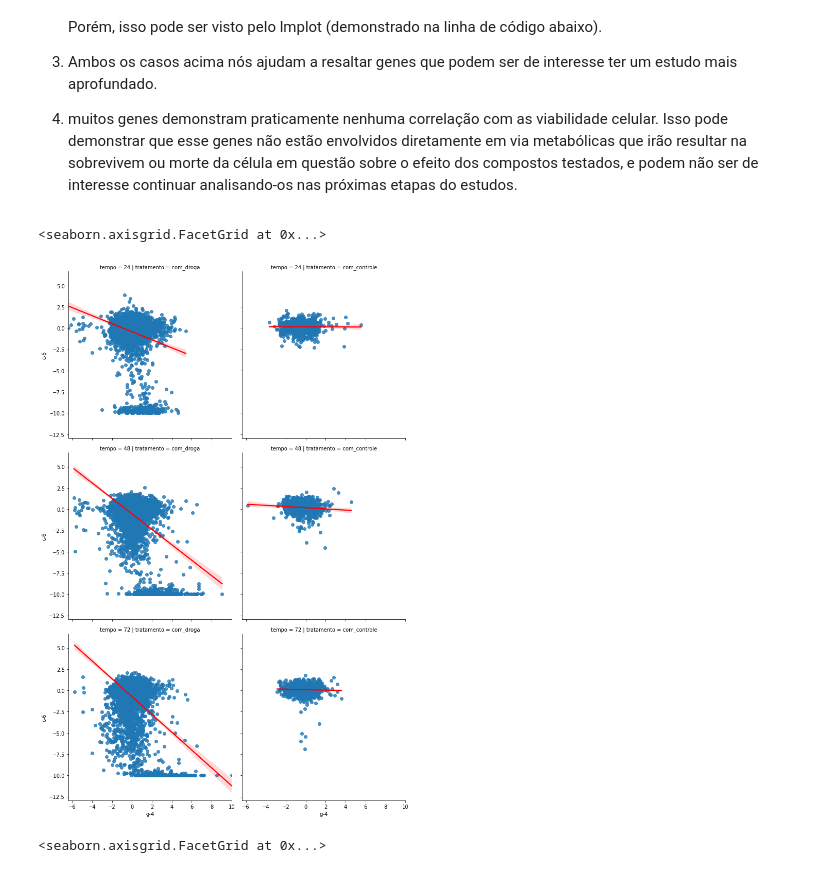
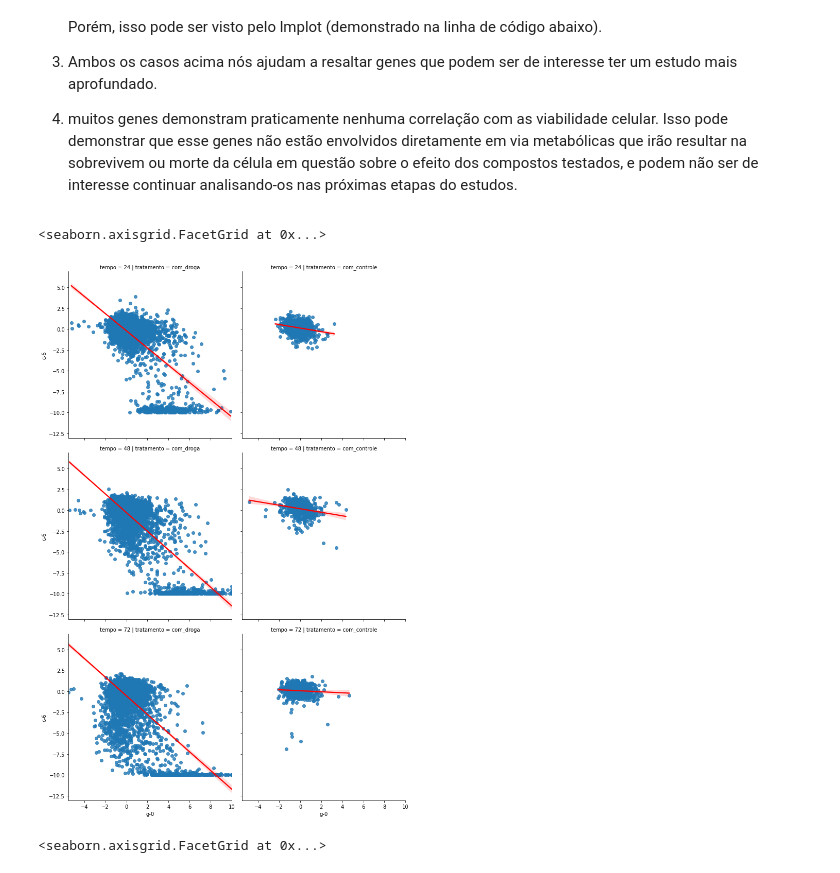
Before and after one commit to MisterGusMan/Alura_ID3, a Jupyter notebook: Análise_Aula_3.ipynb, the cells around one changed output. Cells and saved outputs as stored; diff of their text form; code cells hidden in the pictures.

```diff
--- a/Análise_Aula_3.ipynb
+++ b/Análise_Aula_3.ipynb
@@ -259,10 +259,10 @@ A nova matriz de correlação consegue demonstrar algumas coisas interessantes p
 
 4) muitos genes demonstram praticamente nenhuma correlação com as viabilidade celular. Isso pode demonstrar que esse genes não estão envolvidos diretamente em via metabólicas que irão resultar na sobrevivem ou morte da célula em questão sobre o efeito dos compostos testados, e podem não ser de interesse continuar analisando-os nas próximas etapas do estudos.
 # %%
-sns.lmplot(data=df, x='g-4', y='c-6', line_kws={'color': 'red'}, col='tratamento',row='tempo')
+sns.lmplot(data=df, x='g-0', y='c-6', line_kws={'color': 'red'}, col='tratamento',row='tempo')
 # %% [output]
 <seaborn.axisgrid.FacetGrid at 0x...>
-[figure, old version]
+[figure, new version]
 # %%
 sns.lmplot(data=df, x='g-10', y='c-6', line_kws={'color': 'green'}, col='tratamento',row='tempo')
 # %% [output]
```
